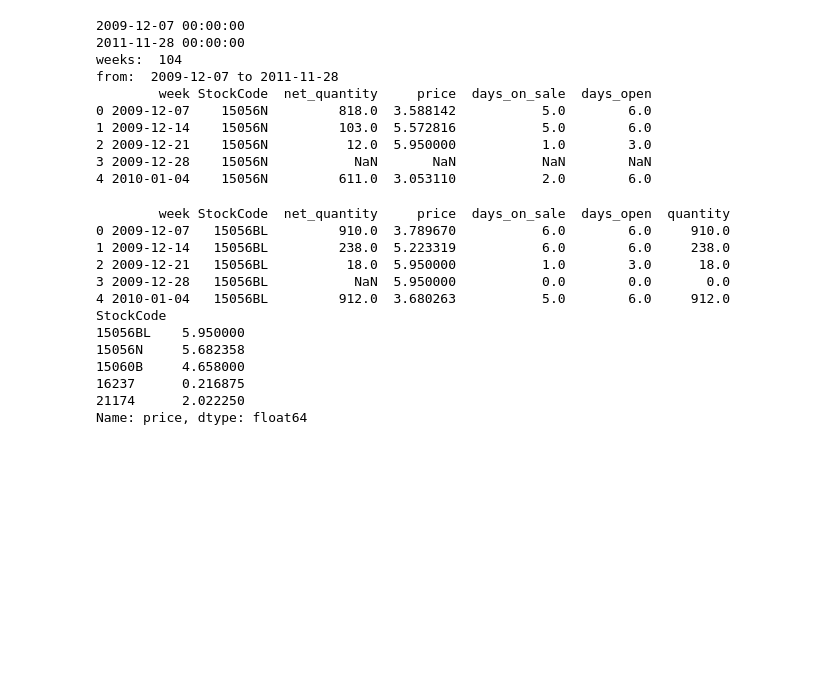
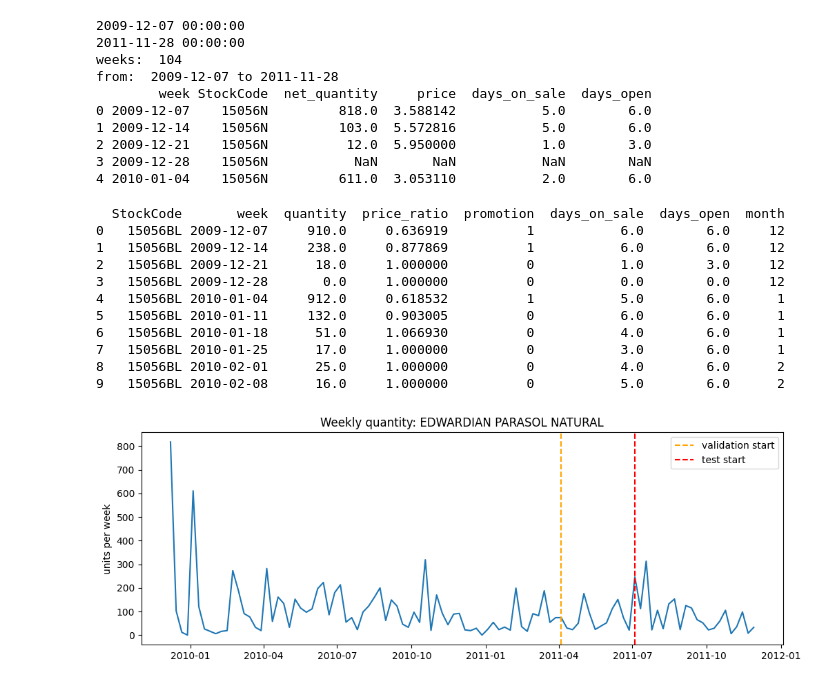
Before and after one commit to charlesanthony1996/explainable-ai-assignment1, a Jupyter notebook: lab_track_a_backup.ipynb, the cells around one changed output. Cells and saved outputs as stored; diff of their text form; code cells hidden in the pictures; blank space fills up the shorter version.

Commit message:
time windows, validation and testing

```diff
--- a/lab_track_a_backup.ipynb
+++ b/lab_track_a_backup.ipynb
@@ -359,45 +359,75 @@ panel["quantity"] = panel["quantity"].clip(lower=0)
 panel["days_on_sale"] = panel["days_on_sale"].fillna(0)
 panel["days_open"] = panel["days_open"].fillna(0)
 
 panel = panel.sort_values(["StockCode", "week"])
 panel = panel.reset_index(drop=True)
 
-print(panel.head())
+# print(panel.head())
 
 # last known price
 panel["price"] = panel.groupby("StockCode")["price"].ffill()
 panel["price"] = panel.groupby("StockCode")["price"].bfill()
 
 
 # usual price = median weekly price of the product? why median?
 # training period only (so no information from the test period)
 
 train_panel = panel[panel["week"] < validation_start]
 
 usual_price = train_panel.groupby("StockCode")["price"].median()
 # print(usual_price.head())
 
 usual_price = usual_price.rename("usual_price")
 usual_price = usual_price.reset_index()
 
 panel = panel.merge(
     usual_price,
     on="StockCode",
     how="left"
 )
 
-panel =
+panel["price_ratio"] = panel["price"] / panel["usual_price"]
+
+panel["promotion"] = (panel["price_ratio"] < 0.9).astype(int)
+
+panel["month"] = panel["week"].dt.month
+
+features = [
+    "quantity",
+    "price_ratio",
+    "promotion",
+    "days_on_sale",
+    "days_open",
+    "month"
+]
+
+print(panel[["StockCode", "week"] + features].head(10))
+
+# look at one product over time
+example_rows = panel[panel["StockCode"] == selected_products[0]]
+
+plt.figure(figsize=(12, 4))
+
+plt.plot(example_rows["week"], example_rows["quantity"])
+
+plt.axvline(validation_start, color="orange", linestyle="--", label="validation start")
+plt.axvline(test_start, color="red", linestyle="--", label="test start")
+
+plt.title("Weekly quantity: " + str(descriptions[selected_products[0]]))
+plt.ylabel("units per week")
+plt.legend()
+
+plt.show()
 # %% [output]
-        week StockCode  net_quantity     price  days_on_sale  days_open  quantity
-0 2009-12-07   15056BL         910.0  3.789670           6.0        6.0     910.0
-1 2009-12-14   15056BL         238.0  5.223319           6.0        6.0     238.0
-2 2009-12-21   15056BL          18.0  5.950000           1.0        3.0      18.0
-3 2009-12-28   15056BL           NaN  5.950000           0.0        0.0       0.0
-4 2010-01-04   15056BL         912.0  3.680263           5.0        6.0     912.0
-StockCode
-15056BL    5.950000
-15056N     5.682358
-15060B     4.658000
-16237      0.216875
-21174      2.022250
-Name: price, dtype: float64
+  StockCode       week  quantity  price_ratio  promotion  days_on_sale  days_open  month
+0   15056BL 2009-12-07     910.0     0.636919          1           6.0        6.0     12
+1   15056BL 2009-12-14     238.0     0.877869          1           6.0        6.0     12
+2   15056BL 2009-12-21      18.0     1.000000          0           1.0        3.0     12
+3   15056BL 2009-12-28       0.0     1.000000          0           0.0        0.0     12
+4   15056BL 2010-01-04     912.0     0.618532          1           5.0        6.0      1
+5   15056BL 2010-01-11     132.0     0.903005          0           6.0        6.0      1
+6   15056BL 2010-01-18      51.0     1.066930          0           4.0        6.0      1
+7   15056BL 2010-01-25      17.0     1.000000          0           3.0        6.0      1
+8   15056BL 2010-02-01      25.0     1.000000          0           4.0        6.0      2
+9   15056BL 2010-02-08      16.0     1.000000          0           5.0        6.0      2
+[figure, added]
```
Also changed, not shown: parts of 2 cells of this notebook.
